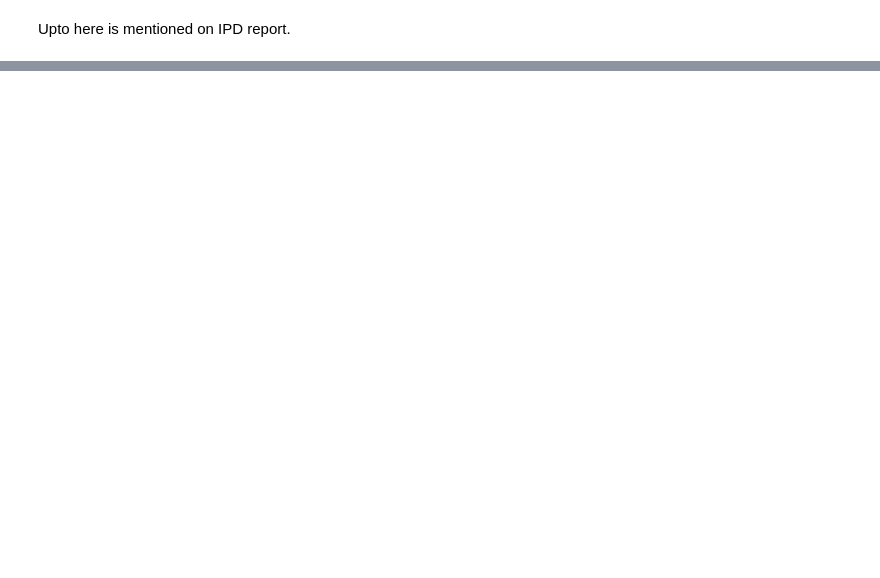
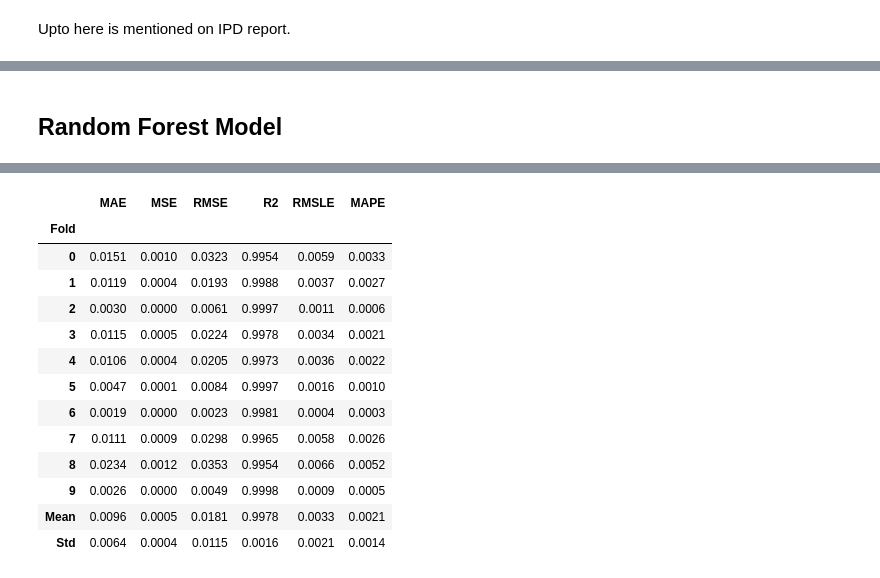
Before and after one commit to DVIlangamge/FYP--Rice-Price-Volatility-Analysis-and-Forecasting, a Jupyter notebook: FYP_Rice_price_predictions.ipynb, the cells around one changed output, grey strips where cells are left out. Saved outputs shown, nothing was run; the diff lists cells and outputs as text; code cells hidden in the pictures; blank space fills up the shorter version.

```diff
--- a/FYP_Rice_price_predictions.ipynb
+++ b/FYP_Rice_price_predictions.ipynb
@@ -2787,0 +3349,5 @@ Upto here is mentioned on IPD report.
+# %% [markdown]
+## Random Forest Model
+# %%
+rf = create_model('rf')
+# %% [output]
@@ -2787,0 +3355,14 @@ Upto here is mentioned on IPD report.
+|  | MAE | MSE | RMSE | R2 | RMSLE | MAPE |
+| Fold |  |  |  |  |  |  |
+| 0 | 0.0151 | 0.0010 | 0.0323 | 0.9954 | 0.0059 | 0.0033 |
+| 1 | 0.0119 | 0.0004 | 0.0193 | 0.9988 | 0.0037 | 0.0027 |
+| 2 | 0.0030 | 0.0000 | 0.0061 | 0.9997 | 0.0011 | 0.0006 |
+| 3 | 0.0115 | 0.0005 | 0.0224 | 0.9978 | 0.0034 | 0.0021 |
+| 4 | 0.0106 | 0.0004 | 0.0205 | 0.9973 | 0.0036 | 0.0022 |
+| 5 | 0.0047 | 0.0001 | 0.0084 | 0.9997 | 0.0016 | 0.0010 |
+| 6 | 0.0019 | 0.0000 | 0.0023 | 0.9981 | 0.0004 | 0.0003 |
+| 7 | 0.0111 | 0.0009 | 0.0298 | 0.9965 | 0.0058 | 0.0026 |
+| 8 | 0.0234 | 0.0012 | 0.0353 | 0.9954 | 0.0066 | 0.0052 |
+| 9 | 0.0026 | 0.0000 | 0.0049 | 0.9998 | 0.0009 | 0.0005 |
+| Mean | 0.0096 | 0.0005 | 0.0181 | 0.9978 | 0.0033 | 0.0021 |
+| Std | 0.0064 | 0.0004 | 0.0115 | 0.0016 | 0.0021 | 0.0014 |
```
Also changed, not shown: parts of 79 cells of this notebook.
